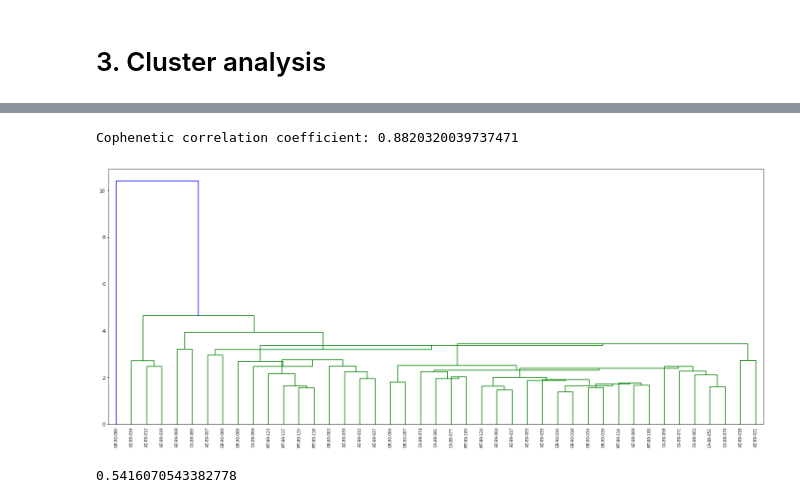
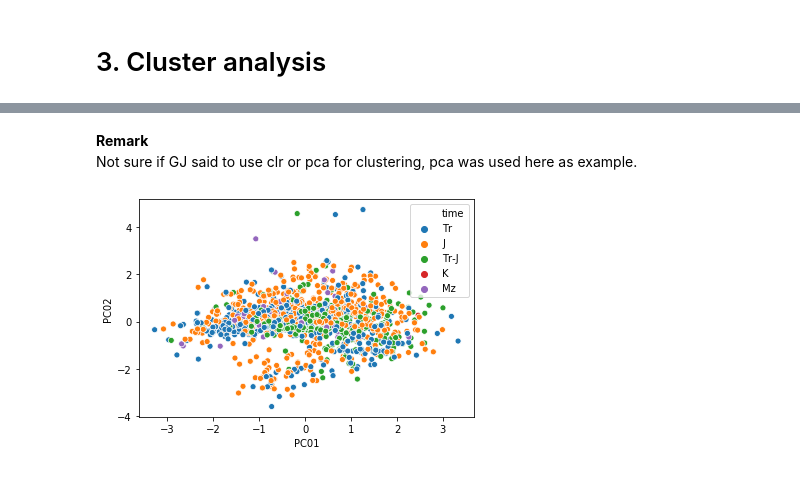
Before and after one commit to Complexio/Vistelius_1995_OCR, a Jupyter notebook: _ANALYSIS/3_Cluster_analysis.ipynb, the cells around one changed output, grey strips where cells are left out. Saved outputs shown, nothing was run; the diff lists cells and outputs as text; code cells hidden in the pictures.

Commit message:
Cluster analysis notebook updated
- Modified notebook to current data
- Added links to relevant blog posts on hierarchical clustering

```diff
--- a/_ANALYSIS/3_Cluster_analysis.ipynb
+++ b/_ANALYSIS/3_Cluster_analysis.ipynb
@@ -2,0 +9,3 @@
+# %% [markdown]
+**Remark**
+Not sure if GJ said to use clr or pca for clustering, pca was used here as example.
@@ -3 +26,9 @@
+# %%
+pca_df_area1 = preproc.load_obj("mineralogy_pca_area1_df")
+metadata_area1 = preproc.load_obj("metadata_area1")
+# %%
+sns.scatterplot(x="PC01", y="PC02", data=pca_df_area1, hue=metadata_area1["time"])
+plt.show();
+# %% [output]
+[figure, added]
 # %%
@@ -32,8 +59,3 @@ def create_dendrogram(data, linkage_method='single', save=""):
     if save != "":
         plt.savefig(f"../_FIGURES/{save}.pdf")
     plt.show()
-# %%
-create_dendrogram(overview.drop("Pluton", axis=1).dropna(), linkage_method='centroid')
-# %% [output]
-Cophenetic correlation coefficient: 0.8820320039737471
-[figure, removed]
@@ -47,7 +61,0 @@ linkage_matrix = linkage(X, 'ward')
-# %%
-
-
-c, coph_dists = cophenet(linkage_matrix, pdist(X))
-c
-# %% [output]
-0.5416070543382778
```
Also changed, not shown: parts of 9 cells of this notebook.
